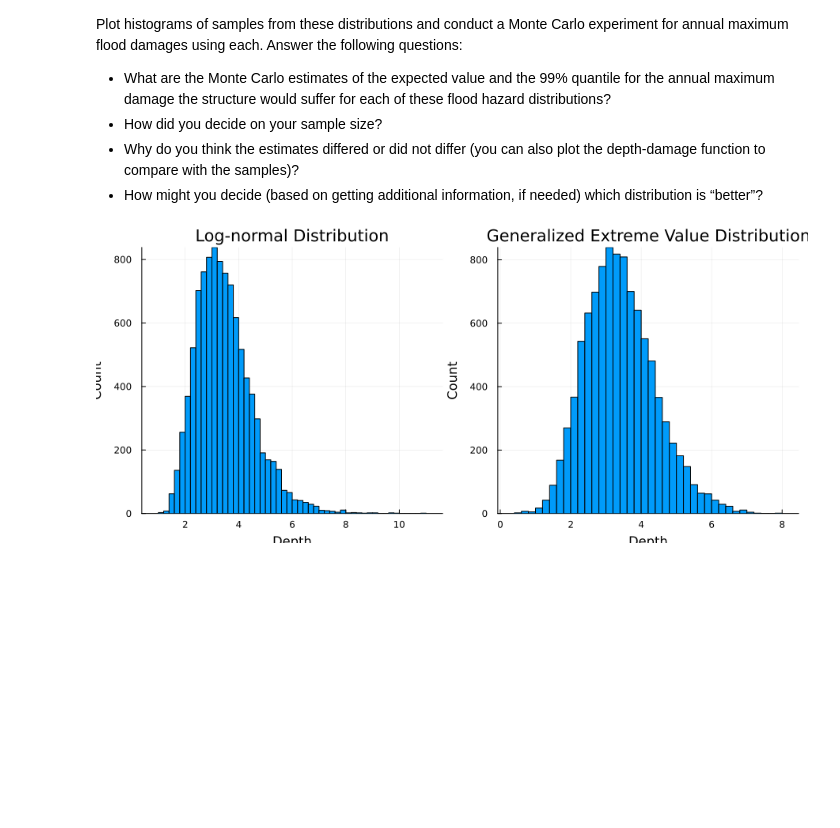
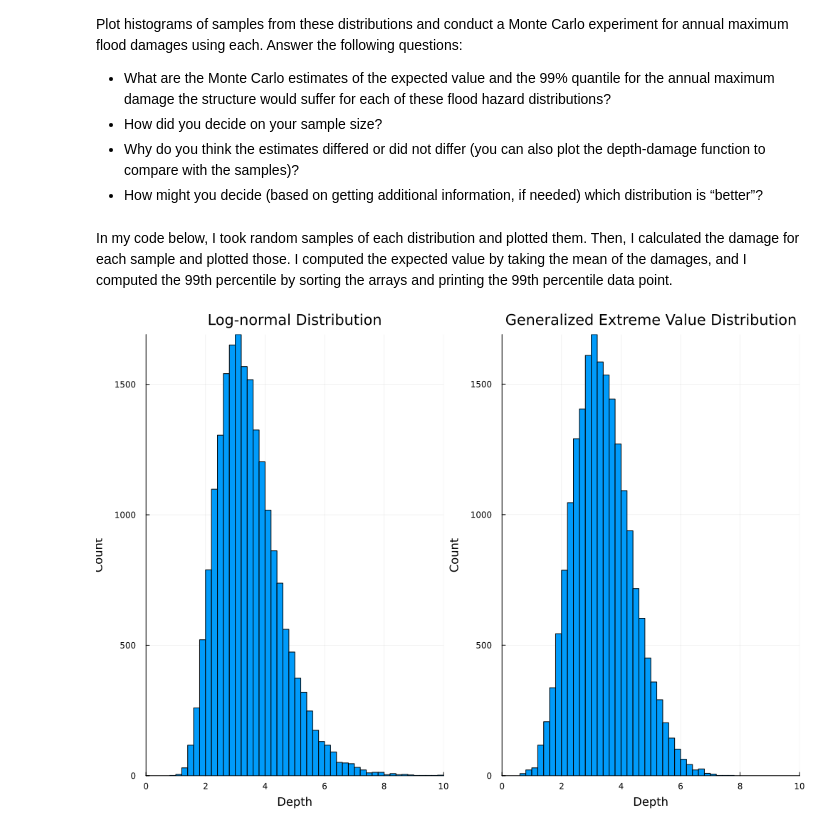
Before and after one commit to BEE4750-FA25/lab-2-mb2557-droid, a Jupyter notebook: lab02.ipynb, the cells around one changed output. Saved outputs shown, nothing was run; the diff lists cells and outputs as text; code cells hidden in the pictures; blank space fills up the shorter version.

```diff
--- a/lab02.ipynb
+++ b/lab02.ipynb
@@ -166,21 +166,23 @@ following questions:
     also plot the depth-damage function to compare with the samples)?
 -   How might you decide (based on getting additional information, if
     needed) which distribution is “better”?
+# %% [markdown]
+In my code below, I took random samples of each distribution and plotted them. Then, I calculated the damage for each sample and plotted those. I computed the expected value by taking the mean of the damages, and I computed the 99th percentile by sorting the arrays and printing the 99th percentile data point.
 # %%
-# Take random sample from btoh distributions
-num_samples = 10000
+# Take random sample from both distributions
+num_samples = 20000
 distr1 = LogNormal(1.2, 0.3)
 distr2 = GeneralizedExtremeValue(3, 0.9, -0.15)
 h_lognormal = rand(distr1, num_samples)
 h_gev = rand(distr2, num_samples)
 
 # Plot histograms
-p1 = histogram(h_lognormal, legend=:false, bins=50, title="Log-normal Distribution", ylabel="Count", xlabel="Depth")
-p2 = histogram(h_gev, legend=:false, bins=50, title="Generalized Extreme Value Distribution", ylabel="Count", xlabel="Depth")
+p1 = histogram(h_lognormal, legend=:false, bins=50, title="Log-normal Distribution", ylabel="Count", xlabel="Depth", xlims=(0,10))
+p2 = histogram(h_gev, legend=:false, bins=50, title="Generalized Extreme Value Distribution", ylabel="Count", xlabel="Depth", xlims=(0,10))
 
 
-plot(p1, p2, size = (900, 400))
+plot(p1, p2, size = (1000, 700))
 # %% [output]
-[figure, old version]
+[figure, new version]
 # %%
 # Given information
```
Also changed, not shown: parts of 6 cells of this notebook.
